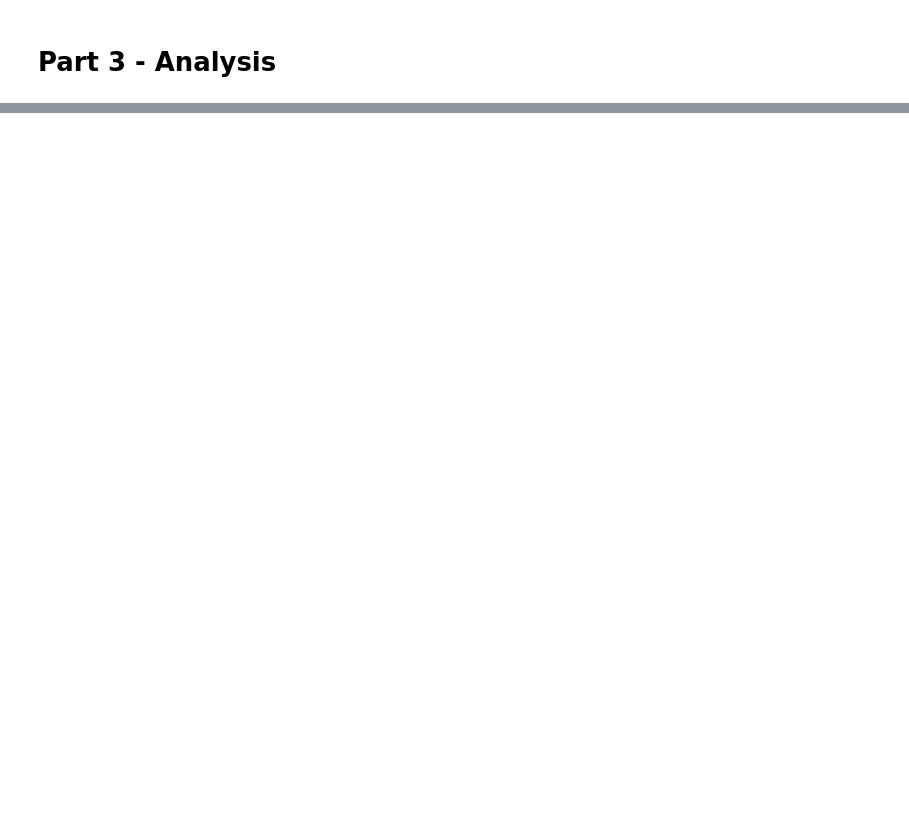
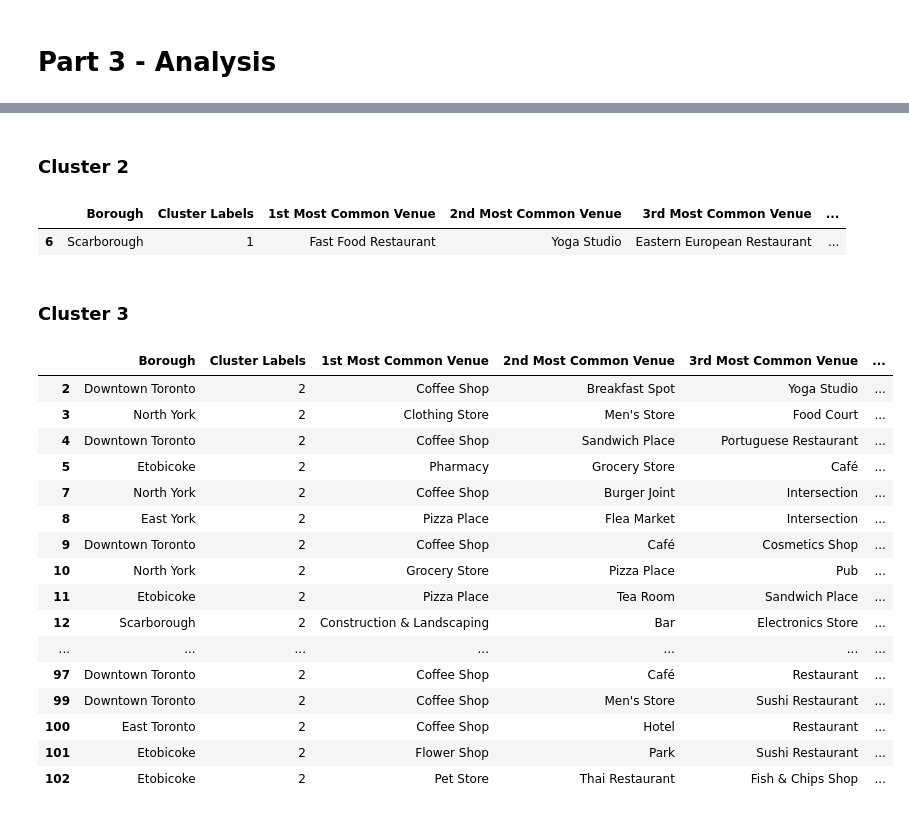
Before and after one commit to hailinlwang/Coursera_Capstone, a Jupyter notebook: Coursera Capstone Notebook.ipynb, the cells around one changed output, grey strips where cells are left out. Saved outputs shown, nothing was run; the diff lists cells and outputs as text; code cells hidden in the pictures; blank space fills up the shorter version.

```diff
--- a/Coursera Capstone Notebook.ipynb
+++ b/Coursera Capstone Notebook.ipynb
@@ -362,0 +523,29 @@ neighborhoods_venues_sorted.head()
+# %% [markdown]
+### Cluster 2
+# %%
+toronto_merged.loc[toronto_merged['Cluster Labels'] == 1, toronto_merged.columns[[1] + list(range(5, toronto_merged.shape[1]))]]
+# %% [output]
+|  | Borough | Cluster Labels | 1st Most Common Venue | 2nd Most Common Venue | 3rd Most Common Venue | ... |
+| 6 | Scarborough | 1 | Fast Food Restaurant | Yoga Studio | Eastern European Restaurant | ... |
+# %% [markdown]
+### Cluster 3
+# %%
+toronto_merged.loc[toronto_merged['Cluster Labels'] == 2, toronto_merged.columns[[1] + list(range(5, toronto_merged.shape[1]))]]
+# %% [output]
+|  | Borough | Cluster Labels | 1st Most Common Venue | 2nd Most Common Venue | 3rd Most Common Venue | ... |
+| 2 | Downtown Toronto | 2 | Coffee Shop | Breakfast Spot | Yoga Studio | ... |
+| 3 | North York | 2 | Clothing Store | Men's Store | Food Court | ... |
+| 4 | Downtown Toronto | 2 | Coffee Shop | Sandwich Place | Portuguese Restaurant | ... |
+| 5 | Etobicoke | 2 | Pharmacy | Grocery Store | Café | ... |
+| 7 | North York | 2 | Coffee Shop | Burger Joint | Intersection | ... |
+| 8 | East York | 2 | Pizza Place | Flea Market | Intersection | ... |
+| 9 | Downtown Toronto | 2 | Coffee Shop | Café | Cosmetics Shop | ... |
+| 10 | North York | 2 | Grocery Store | Pizza Place | Pub | ... |
+| 11 | Etobicoke | 2 | Pizza Place | Tea Room | Sandwich Place | ... |
+| 12 | Scarborough | 2 | Construction & Landscaping | Bar | Electronics Store | ... |
+| ... | ... | ... | ... | ... | ... | ... |
+| 97 | Downtown Toronto | 2 | Coffee Shop | Café | Restaurant | ... |
+| 99 | Downtown Toronto | 2 | Coffee Shop | Men's Store | Sushi Restaurant | ... |
+| 100 | East Toronto | 2 | Coffee Shop | Hotel | Restaurant | ... |
+| 101 | Etobicoke | 2 | Flower Shop | Park | Sushi Restaurant | ... |
+| 102 | Etobicoke | 2 | Pet Store | Thai Restaurant | Fish & Chips Shop | ... |
```
Also changed, not shown: parts of 23 cells of this notebook, 3 other files.
